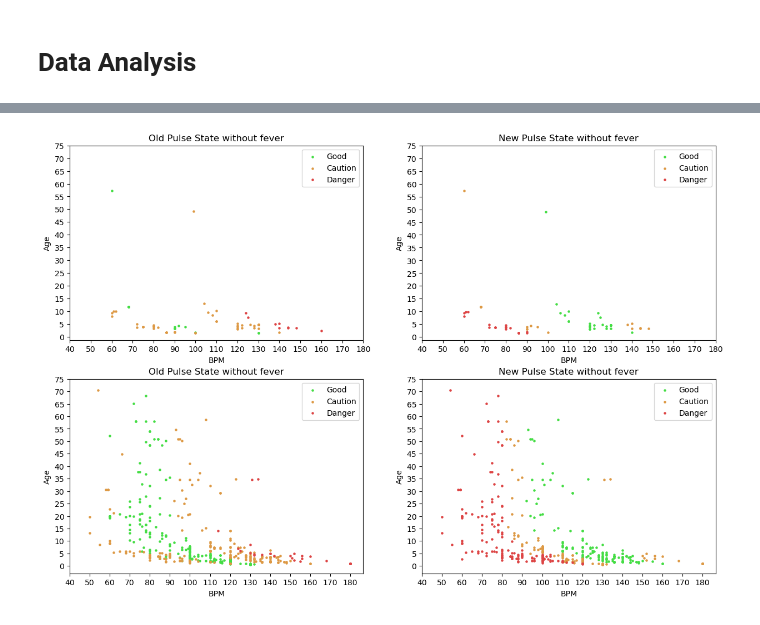
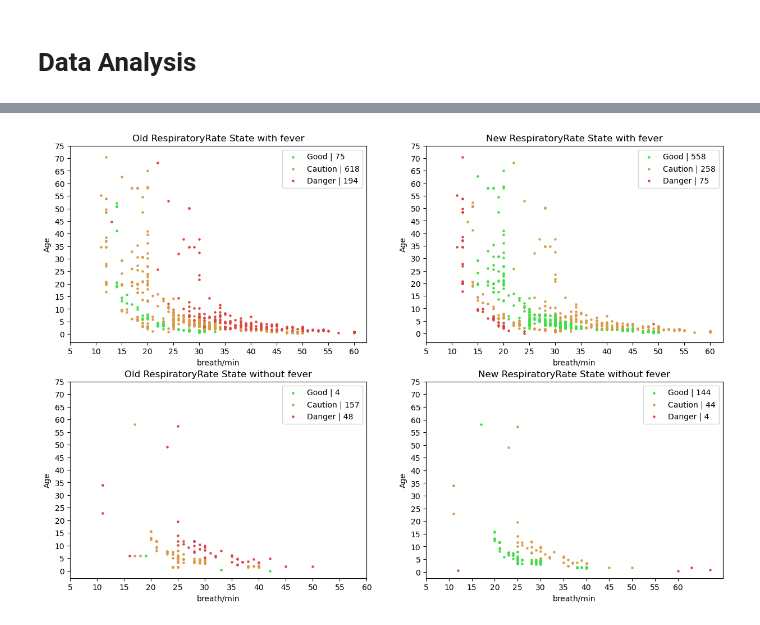
Before and after one commit to janoshr/ffa-model, a Jupyter notebook: analysis.ipynb, the cells around one changed output, grey strips where cells are left out. Drawn from its saved outputs; the diff is of its cells as text; code cells hidden in the pictures.

```diff
--- a/analysis.ipynb
+++ b/analysis.ipynb
@@ -42,15 +18,30 @@ dtype: int64
 # %%
 def create_plot(dataset, stateKey, key, fever, title, green_label, amber_label, red_label, xlabel, ylabel, xticks, yticks):
-    old_state_good = dataset[(dataset[stateKey] == 'good') & (dataset['fever'] == fever)]
-    old_state_caution = dataset[(dataset[stateKey] == 'caution') & (dataset['fever'] == fever)]
-    old_state_danger = dataset[(dataset[stateKey] == 'danger') & (dataset['fever'] == fever)]
+    state_good = dataset[(dataset[stateKey] == 'good') & (dataset['fever'] == fever)]
+    state_caution = dataset[(dataset[stateKey] == 'caution') & (dataset['fever'] == fever)]
+    state_danger = dataset[(dataset[stateKey] == 'danger') & (dataset['fever'] == fever)]
 
-    plt.scatter(old_state_good[key], old_state_good['ageInMonths']/12, label=green_label, color='#44dd44', marker='.', s=20)
-    plt.scatter(old_state_caution[key], old_state_caution['ageInMonths']/12, label=amber_label, color='#dd9944', marker='.', s=20)
-    plt.scatter(old_state_danger[key], old_state_danger['ageInMonths']/12, label=red_label, color='#dd4444', marker='.', s=20)
+    plt.scatter(state_good[key], state_good['ageInMonths']/12, label=f'{green_label} | {len(state_good)}', color='#44dd44', marker='.', s=20)
+    plt.scatter(state_caution[key], state_caution['ageInMonths']/12, label=f'{amber_label} | {len(state_caution)}', color='#dd9944', marker='.', s=20)
+    plt.scatter(state_danger[key], state_danger['ageInMonths']/12, label=f'{red_label} | {len(state_danger)}', color='#dd4444', marker='.', s=20)
     plt.title(title)
     plt.ylabel(xlabel)
     plt.xlabel(ylabel)
     plt.xticks(np.arange(*xticks))
     plt.yticks(np.arange(*yticks))
     plt.legend()
+
+def create_plot_original(dataset, stateKey, key, fever, title, green_label, amber_label, red_label, xlabel, ylabel, xticks, yticks):
+    state_good = dataset[(dataset[stateKey] == 'good') & (dataset['temperature'] >= 38.5 if fever else dataset['temperature'] < 38.5)]
+    state_caution = dataset[(dataset[stateKey] == 'caution') & (dataset['temperature'] >= 38.5 if fever else dataset['temperature'] < 38.5)]
+    state_danger = dataset[(dataset[stateKey] == 'danger') & (dataset['temperature'] >= 38.5 if fever else dataset['temperature'] < 38.5)]
+
+    plt.scatter(state_good[key], state_good['ageInMonths']/12, label=f'{green_label} | {len(state_good)}', color='#44dd44', marker='.', s=20)
+    plt.scatter(state_caution[key], state_caution['ageInMonths']/12, label=f'{amber_label} | {len(state_caution)}', color='#dd9944', marker='.', s=20)
+    plt.scatter(state_danger[key], state_danger['ageInMonths']/12, label=f'{red_label} | {len(state_danger)}', color='#dd4444', marker='.', s=20)
+    plt.title(title)
+    plt.ylabel(xlabel)
+    plt.xlabel(ylabel)
+    plt.xticks(np.arange(*xticks))
+    plt.yticks(np.arange(*yticks))
+    plt.legend()
@@ -57,17 +65,16 @@ def create_plot(dataset, stateKey, key, fever, title, green_label, amber_label,
 # %%
 plt.subplots(figsize=(15,10))
 plt.subplot(2,2,1)
-xticks = (40,190,10)
+xticks = (5,65,5)
 yticks = (0,80,5)
-labels = ('Age', 'BPM')
-state_labels = ('Good', 'Caution', 'Danger')
-create_plot(mod_list, 'pulseStateOld', 'pulse', 0, 'Old Pulse State without fever', *state_labels, *labels, xticks, yticks)
+labels = ('Age', 'breath/min')
+create_plot(r_rate_list, 'respiratoryRateStateOld', 'respiratoryRate', 1, 'Old RespiratoryRate State with fever', *state_labels, *labels, xticks, yticks)
 plt.subplot(2,2,2)
-create_plot(mod_list, 'pulseStateNew', 'pulse', 0, 'New Pulse State without fever', *state_labels, *labels, xticks, yticks)
+create_plot(r_rate_list, 'respiratoryRateStateNew', 'respiratoryRate', 1, 'New RespiratoryRate State with fever', *state_labels, *labels, xticks, yticks)
 plt.subplot(2,2,3)
-create_plot(mod_list, 'pulseStateOld', 'pulse', 1, 'Old Pulse State without fever', *state_labels, *labels, xticks, yticks)
+create_plot(r_rate_list, 'respiratoryRateStateOld', 'respiratoryRate', 0, 'Old RespiratoryRate State without fever', *state_labels, *labels, xticks, yticks)
 plt.subplot(2,2,4)
-create_plot(mod_list, 'pulseStateNew', 'pulse', 1, 'New Pulse State without fever', *state_labels, *labels, xticks, yticks)
+create_plot(r_rate_list, 'respiratoryRateStateNew', 'respiratoryRate', 0, 'New RespiratoryRate State without fever', *state_labels, *labels, xticks, yticks)
 plt.show()
 # %% [output]
-[figure, old version]
+[figure, new version]
```
Also changed, not shown: parts of 10 cells of this notebook, 6 other files.
